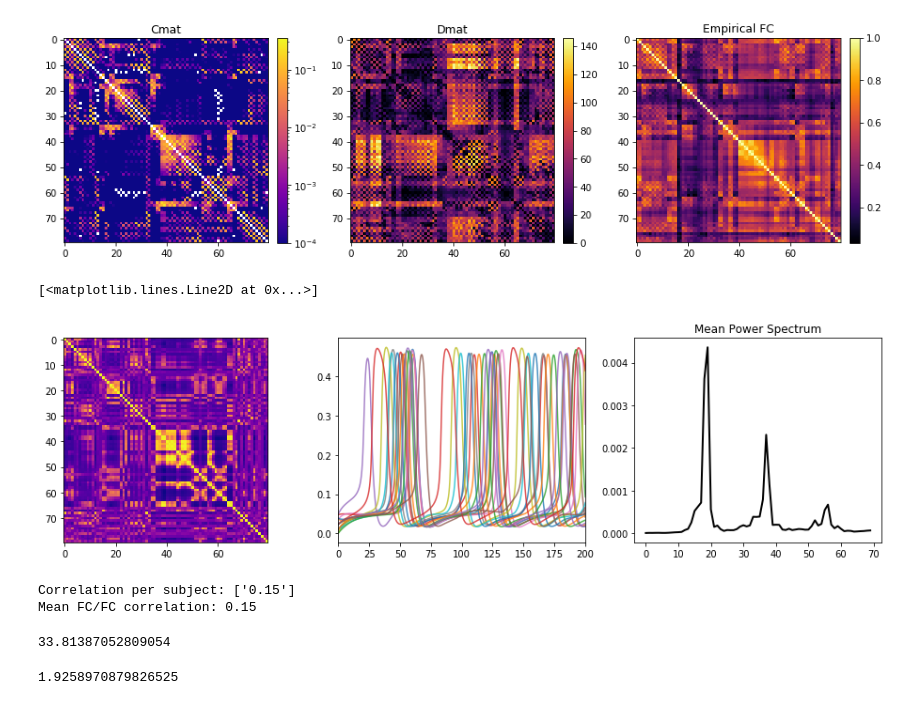
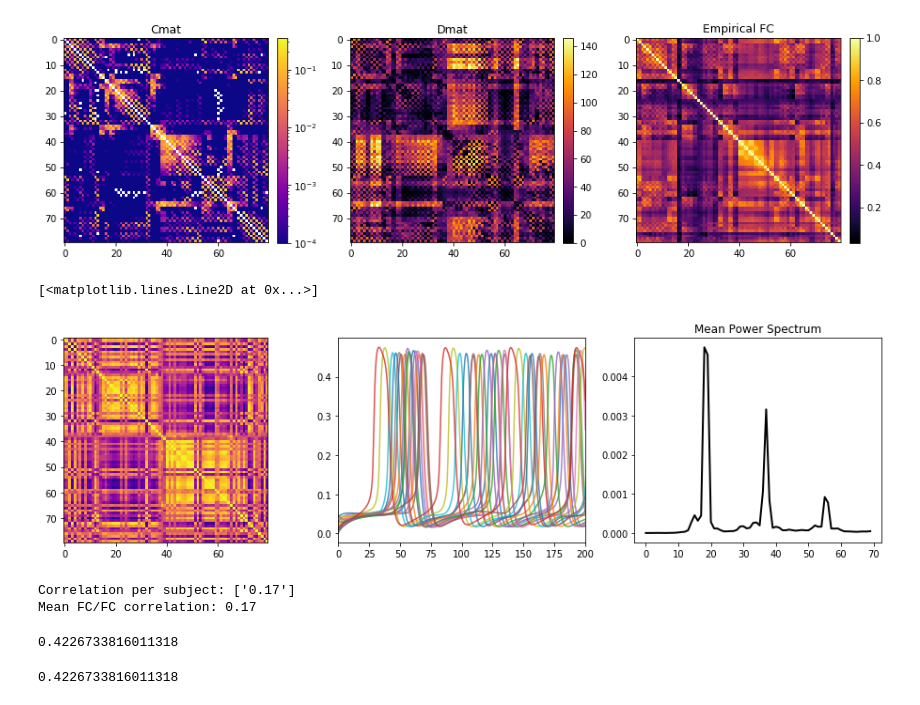
Before and after one commit to pamirozsuna/pamir_ma, a Jupyter notebook: notebooks/HC-FC-modelling.ipynb, the cells around one changed output. Drawn from its saved outputs; the diff is of its cells as text; code cells hidden in the pictures.

```diff
--- a/notebooks/HC-FC-modelling.ipynb
+++ b/notebooks/HC-FC-modelling.ipynb
@@ -68,5 +68,5 @@ wc = WCModel(Cmat = Cmat, Dmat = Dmat)
 # %%
-wc.params['duration'] = 2*1000
+wc.params['duration'] = 40*1000
 wc.params['exc_ext'] = 0.45
 wc.params['c_excinh'] = 10.33
 wc.params['c_inhexc'] = 9.67
@@ -74,23 +74,24 @@ wc.params['c_inhinh'] = 0
 wc.params['K_gl'] = 1.84
 wc.params['sigma_ou'] = 4.28e-05
 
-wc.run(chunkwise=True, bold = True)
+wc.run(bold = True)
 # %%
 fig, axs = plt.subplots(1, 3, figsize=(16, 4))
-axs[0].imshow(func.fc(wc.exc[:,:-2000]))
-#axs[0].imshow(func.fc(wc.BOLD.BOLD))
-axs[1].plot(wc.t, wc.exc[::5, :].T, alpha=0.8);
+#axs[0].imshow(func.fc(wc.exc[:,:-2000]))
+axs[0].imshow(func.fc(wc.BOLD.BOLD[:, wc.BOLD.t_BOLD>10*1000]))
+#axs[0].imshow(func.fc(wc.BOLD.BOLD[:, 5:]))
+axs[1].plot(wc.t, wc.exc[::5, :].T, alpha=0.8)
 axs[1].set_xlim(0, 200)
 axs[2].set_title("Mean Power Spectrum")
 fr, pw = func.getMeanPowerSpectrum(wc.exc, wc.params["dt"])
 axs[2].plot(fr, pw, c='k', lw = 2)
 # %% [output]
 [<matplotlib.lines.Line2D at 0x...>]
-[figure, old version]
+[figure, new version]
 # %%
-scores = [func.matrix_correlation(func.fc(wc.exc[:, -int(5000/wc.params['dt']):]), FCs)]
+scores = [func.matrix_correlation(func.fc(wc.BOLD.BOLD[:, wc.BOLD.t_BOLD>10000]), FCs)]
 print("Correlation per subject:", [f"{s:.2}" for s in scores])
 print("Mean FC/FC correlation: {:.2f}".format(np.mean(scores)))
 # %% [output]
-Correlation per subject: ['0.15']
-Mean FC/FC correlation: 0.15
+Correlation per subject: ['0.17']
+Mean FC/FC correlation: 0.17
@@ -107,10 +98,10 @@ def calculate_gbc(fc):
 # %%
-gbc_data = calculate_gbc(FCs)
+gbc_data = np.mean(FCs)
 print(gbc_data)
 # %% [output]
-33.81387052809054
+0.4226733816011318
 # %%
-gbc_model = calculate_gbc(func.fc(wc.exc))
+gbc_model = np.mean(func.fc(wc.BOLD.BOLD[:, wc.BOLD.t_BOLD>10000]))
 print(gbc_model)
 # %% [output]
-1.9258970879826525
+0.4226733816011318
```
Also changed, not shown: parts of 5 cells of this notebook, 5 other files.
